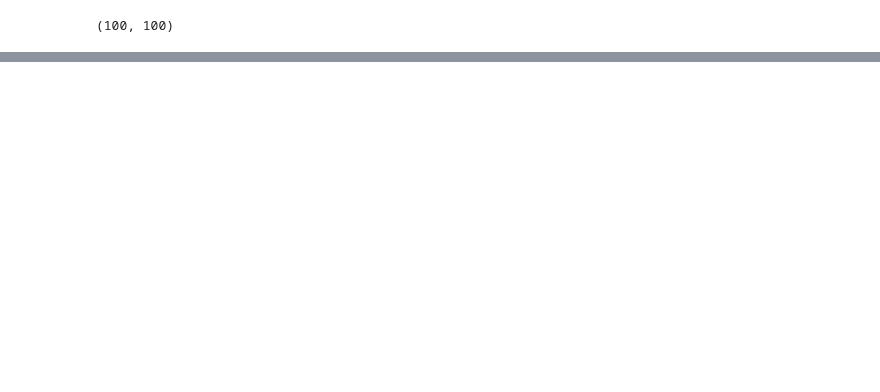
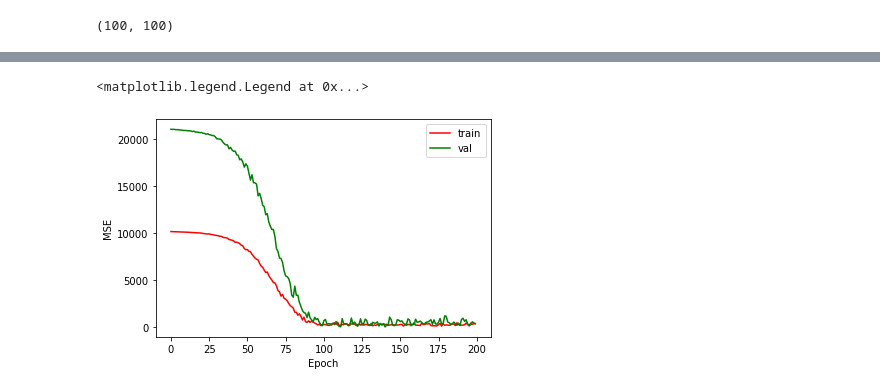
Before and after one commit to igomezv/neuralCosmoReconstruction, a Jupyter notebook: notebooks/ANN Hz.ipynb, the cells around one changed output, grey strips where cells are left out. Cells and saved outputs as stored; diff of their text form; code cells hidden in the pictures; blank space fills up the shorter version.

```diff
--- a/notebooks/ANN Hz.ipynb
+++ b/notebooks/ANN Hz.ipynb
@@ -327,0 +366,9 @@ plt.legend(['train', 'val'], loc='upper right')
+# %%
+yy = y[:,0].reshape(-1,1)
+zz = zor
+split = 0.8
+ntrain = int(split * len(zz))
+indx = [ntrain]
+zz_train, zz_test = np.split(zz, indx)
+yy_train, yy_test = np.split(yy, indx)
+np.shape(zz_train), np.shape(yy_train), np.shape(zz_test), np.shape(yy_test)
@@ -327,0 +447,9 @@ plt.legend(['train', 'val'], loc='upper right')
+# %%
+plt.plot(model2_train.history['loss'], color='r')
+plt.plot(model2_train.history['val_loss'], color='g')
+plt.ylabel('MSE')
+plt.xlabel('Epoch')
+plt.legend(['train', 'val'], loc='upper right')
+# %% [output]
+<matplotlib.legend.Legend at 0x...>
+[figure, added]
```
Also changed, not shown: parts of 19 cells of this notebook.
